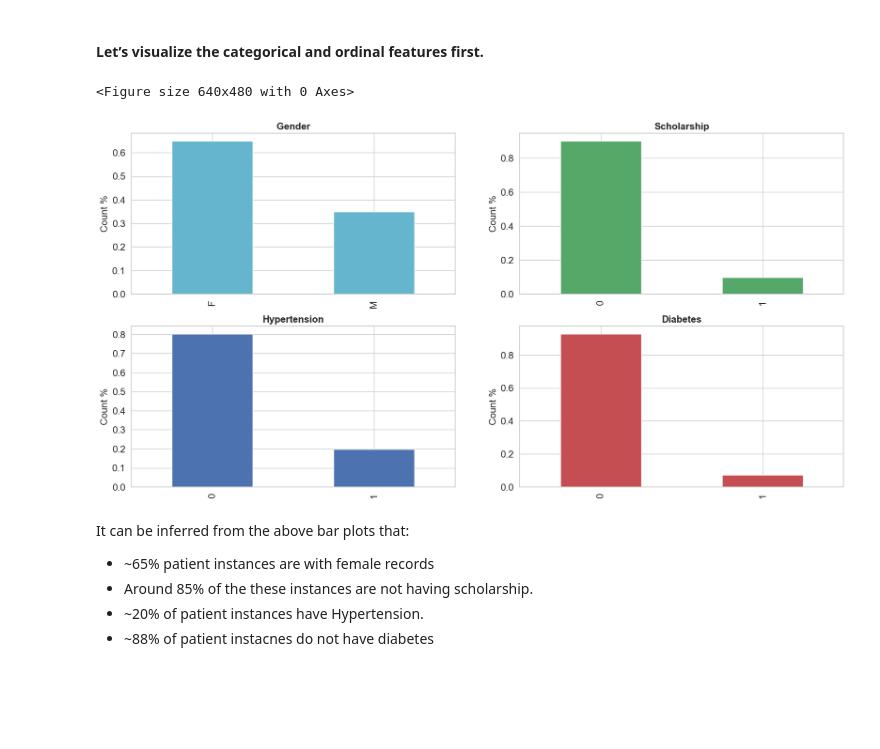
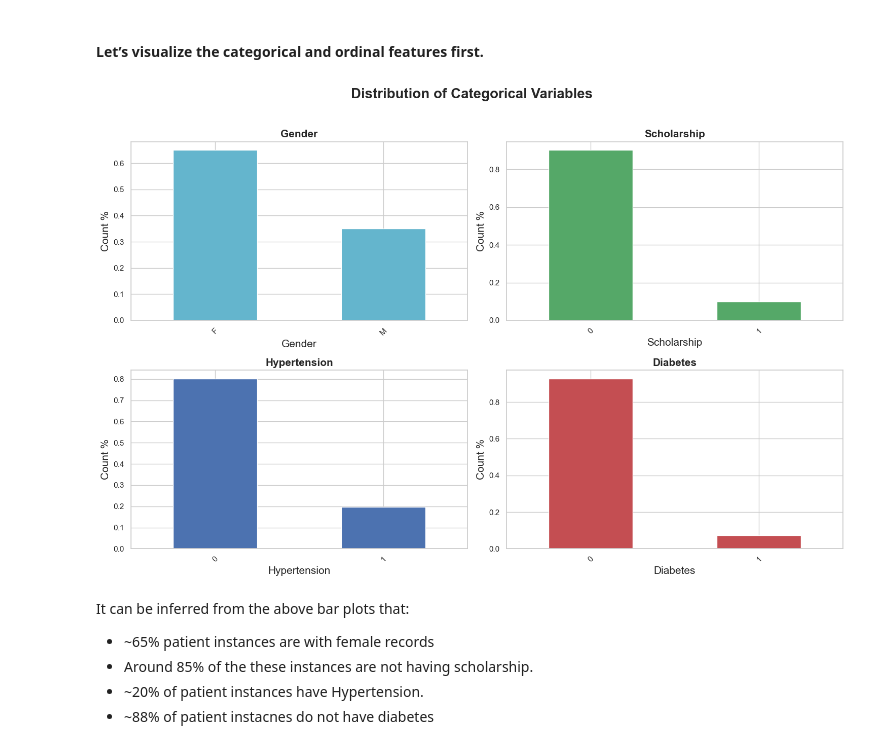
Before and after one commit to tranthuy0696/Project-Investigate-a-Dataset, a Jupyter notebook: Investigate_a_Dataset.ipynb, the cells around one changed output. Drawn from its saved outputs; the diff is of its cells as text; code cells hidden in the pictures; blank space fills up the shorter version.

```diff
--- a/Investigate_a_Dataset.ipynb
+++ b/Investigate_a_Dataset.ipynb
@@ -403,22 +418,33 @@ Now lets visualize each variable separately. Different types of variables are Ca
 There are date columns as well, I have placed them in numeric bucket.
 # %% [markdown]
 #### Let’s visualize the categorical and ordinal features first.
-# %%
-plt.figure(1)
-plt.figure(figsize = (15,10))
-iter_cols = ['Gender', 'Scholarship', 'Hypertension', 'Diabetes']
-#              , 'Alcoholism', 'Handicap']
-colour = ['c', 'g', 'b', 'r']
-i = 0
-for col in iter_cols:
-    plt.subplot(int(str(22)+str((iter_cols.index(col)+1))))
-    df[col].value_counts(normalize=True).plot.bar(figsize=(20,10), fontsize = 15.0, color = colour[i])
-    plt.title(col, fontweight="bold", fontsize = 15.0)
-    plt.ylabel('Count %', fontsize = 15.0)
-    i = i +1
-# %% [output]
-<Figure size 640x480 with 0 Axes>
-[figure, removed]
+# %%
+# Define the columns to plot and colors
+iter_cols = ['Gender', 'Scholarship', 'Hypertension', 'Diabetes']
+colors = ['c', 'g', 'b', 'r']
+
+# Create a figure and subplots
+fig, axes = plt.subplots(2, 2, figsize=(15, 10))
+
+# Flatten the axes array for easy iteration
+axes = axes.flatten()
+
+# Plot each column in a subplot using the function
+for i, col in enumerate(iter_cols):
+    plot_value_counts(df, col, axes[i], color=colors[i], title=col)
+
+
+# Add a title for the entire figure
+fig.suptitle('Distribution of Categorical Variables', fontsize=20, fontweight='bold')
+
+# Adjust layout
+plt.tight_layout(rect=[0, 0, 1, 0.96])  # Adjust layout to accommodate the suptitle
+
+
+# Show the plots
+plt.show()
+# %% [output]
+[figure, added]
 # %% [markdown]
 It can be inferred from the above bar plots that:
 
```
Also changed, not shown: parts of 21 cells of this notebook, 1 other file.
